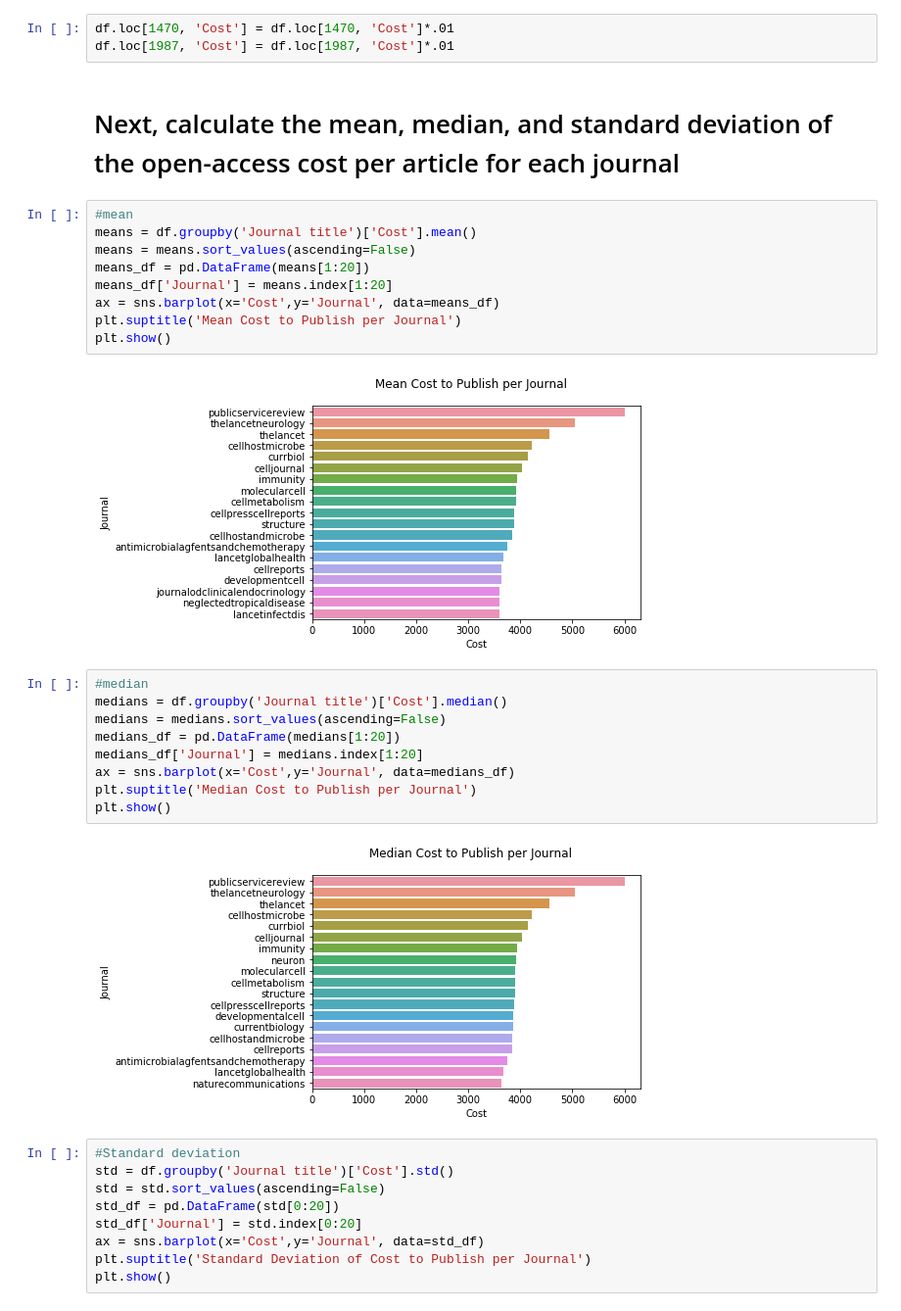
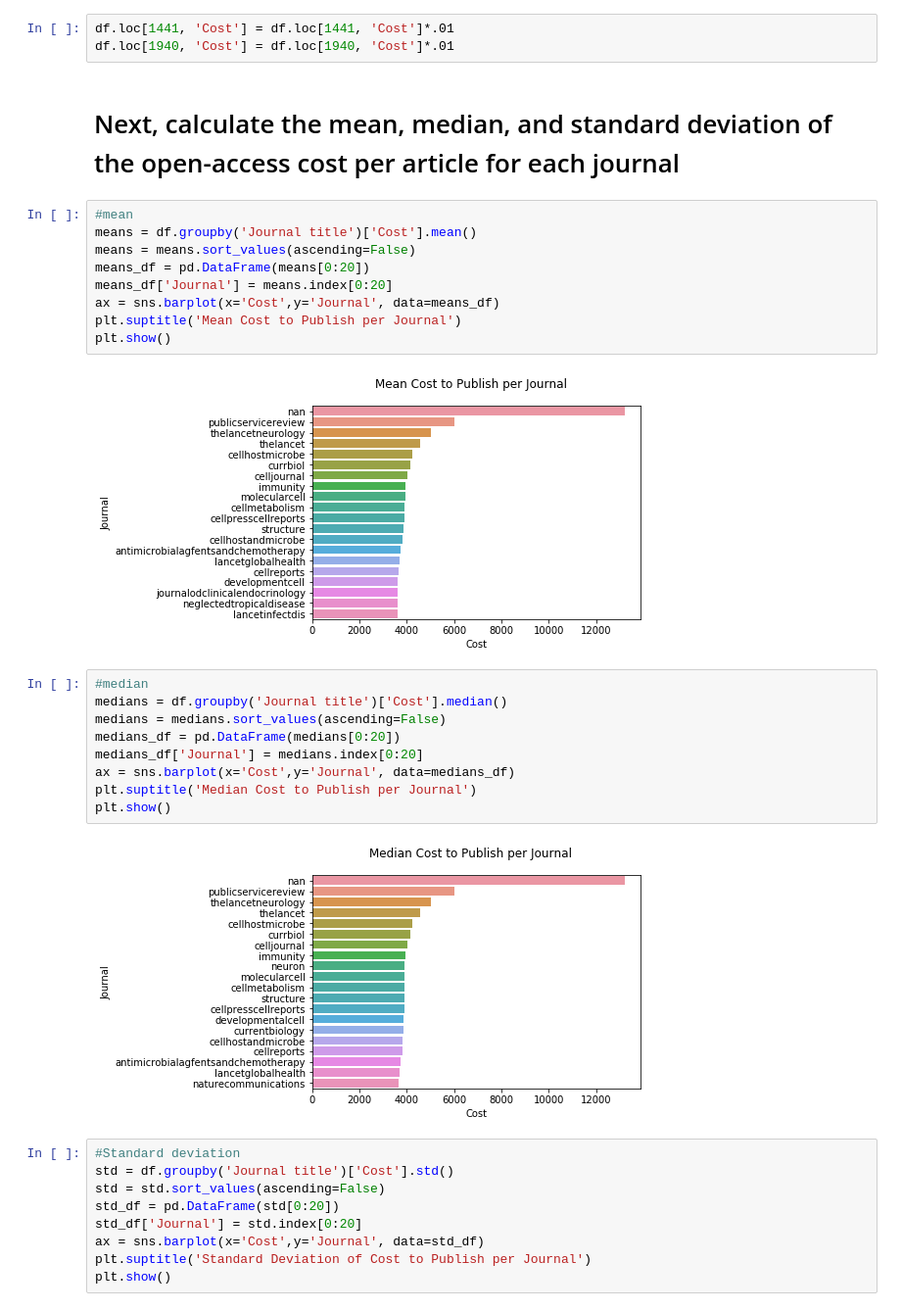
Before and after one commit to dstolbert/Challenge-Data-cleaning-and-calidation, a Jupyter notebook: Challenge- data cleaning and validation.ipynb, the cells around one changed output. Shown at 98% size. Drawn from its saved outputs; the diff is of its cells as text.

```diff
--- a/Challenge- data cleaning and validation.ipynb
+++ b/Challenge- data cleaning and validation.ipynb
@@ -231,30 +231,30 @@ Indices 1470 and  1987 will be multiplied by .01 to fit back into their datasets
 # %%
-df.loc[1470, 'Cost'] = df.loc[1470, 'Cost']*.01
-df.loc[1987, 'Cost'] = df.loc[1987, 'Cost']*.01
+df.loc[1441, 'Cost'] = df.loc[1441, 'Cost']*.01
+df.loc[1940, 'Cost'] = df.loc[1940, 'Cost']*.01
 # %% [markdown]
 # Next, calculate the mean, median, and standard deviation of the open-access cost per article for each journal
 # %%
 #mean
 means = df.groupby('Journal title')['Cost'].mean()
 means = means.sort_values(ascending=False)
-means_df = pd.DataFrame(means[1:20])
-means_df['Journal'] = means.index[1:20]
+means_df = pd.DataFrame(means[0:20])
+means_df['Journal'] = means.index[0:20]
 ax = sns.barplot(x='Cost',y='Journal', data=means_df)
 plt.suptitle('Mean Cost to Publish per Journal')
 plt.show()
 # %% [output]
-[figure, old version]
+[figure, new version]
 # %%
 #median
 medians = df.groupby('Journal title')['Cost'].median()
 medians = medians.sort_values(ascending=False)
-medians_df = pd.DataFrame(medians[1:20])
-medians_df['Journal'] = medians.index[1:20]
+medians_df = pd.DataFrame(medians[0:20])
+medians_df['Journal'] = medians.index[0:20]
 ax = sns.barplot(x='Cost',y='Journal', data=medians_df)
 plt.suptitle('Median Cost to Publish per Journal')
 plt.show()
 # %% [output]
-[figure, old version]
+[figure, new version]
 # %%
 #Standard deviation
 std = df.groupby('Journal title')['Cost'].std()
```
Also changed, not shown: parts of 5 cells of this notebook.
